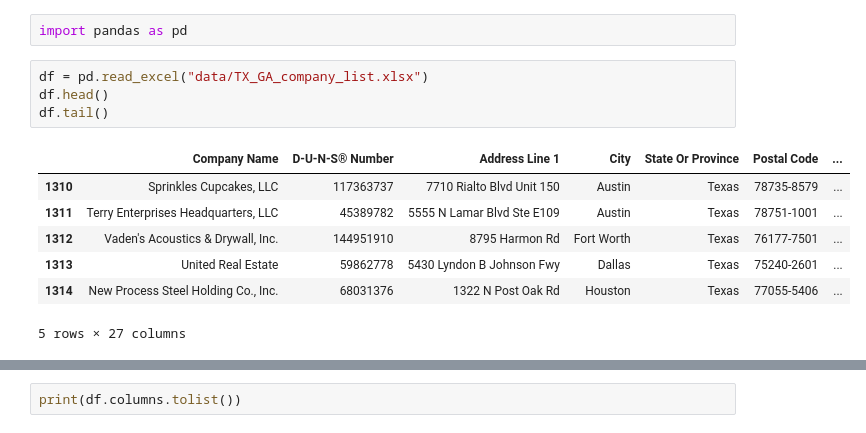
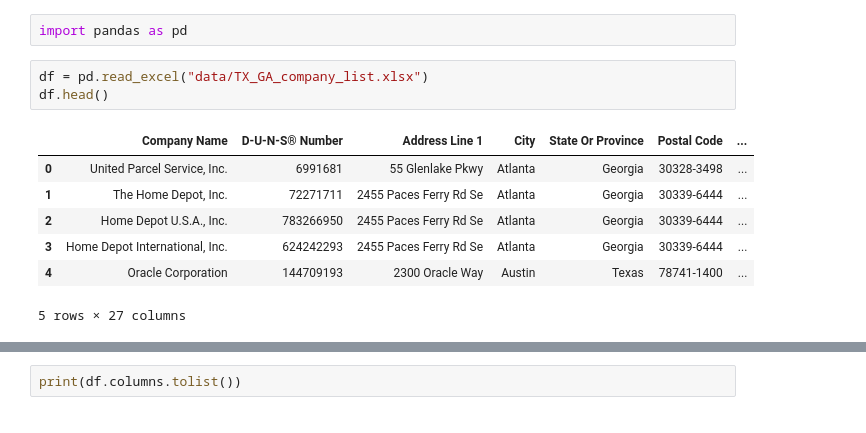
Before and after one commit to Mojoryson/Streamlit, a Jupyter notebook: company_list/Company_List.ipynb, the cells around one changed output, grey strips where cells are left out. Cells and saved outputs as stored; diff of their text form.

```diff
--- a/company_list/Company_List.ipynb
+++ b/company_list/Company_List.ipynb
@@ -18,14 +17,13 @@ import pandas as pd
 # %%
 df = pd.read_excel("data/TX_GA_company_list.xlsx")
 df.head()
-df.tail()
 # %% [output]
 |  | Company Name | D-U-N-S® Number | Address Line 1 | City | State Or Province | Postal Code | ... |
-| 1310 | Sprinkles Cupcakes, LLC | 117363737 | 7710 Rialto Blvd Unit 150 | Austin | Texas | 78735-8579 | ... |
-| 1311 | Terry Enterprises Headquarters, LLC | 45389782 | 5555 N Lamar Blvd Ste E109 | Austin | Texas | 78751-1001 | ... |
-| 1312 | Vaden's Acoustics & Drywall, Inc. | 144951910 | 8795 Harmon Rd | Fort Worth | Texas | 76177-7501 | ... |
-| 1313 | United Real Estate | 59862778 | 5430 Lyndon B Johnson Fwy | Dallas | Texas | 75240-2601 | ... |
-| 1314 | New Process Steel Holding Co., Inc. | 68031376 | 1322 N Post Oak Rd | Houston | Texas | 77055-5406 | ... |
+| 0 | United Parcel Service, Inc. | 6991681 | 55 Glenlake Pkwy | Atlanta | Georgia | 30328-3498 | ... |
+| 1 | The Home Depot, Inc. | 72271711 | 2455 Paces Ferry Rd Se | Atlanta | Georgia | 30339-6444 | ... |
+| 2 | Home Depot U.S.A., Inc. | 783266950 | 2455 Paces Ferry Rd Se | Atlanta | Georgia | 30339-6444 | ... |
+| 3 | Home Depot International, Inc. | 624242293 | 2455 Paces Ferry Rd Se | Atlanta | Georgia | 30339-6444 | ... |
+| 4 | Oracle Corporation | 144709193 | 2300 Oracle Way | Austin | Texas | 78741-1400 | ... |
 5 rows × 27 columns
 # %%
 df.describe()
```
Also changed, not shown: parts of 23 cells of this notebook.
